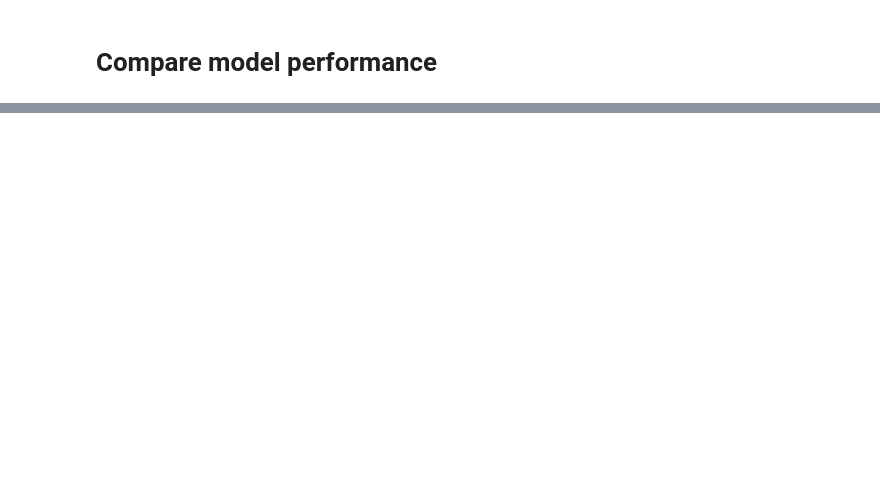
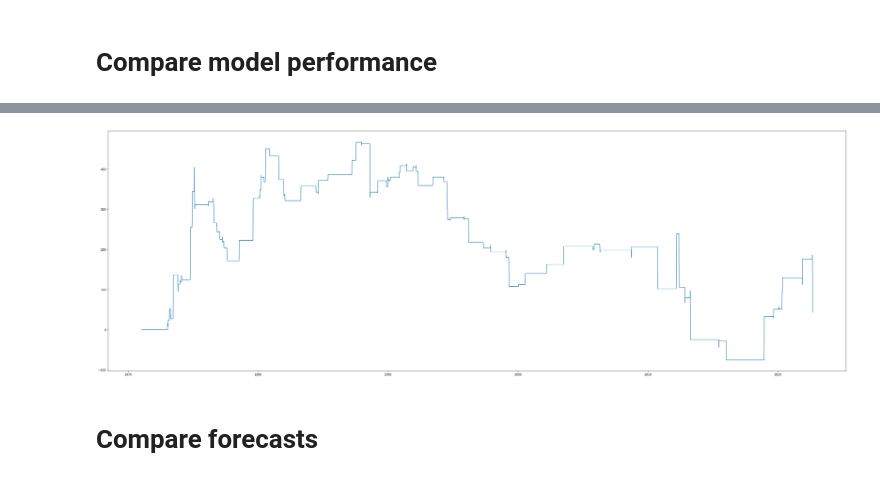
Before and after one commit to jamsyd/jamsydLibrary, a Jupyter notebook: approved_strategies/corn_arma_ma/documents/compare_performance.ipynb, the cells around one changed output, grey strips where cells are left out. Cells and saved outputs as stored; diff of their text form; code cells hidden in the pictures; blank space fills up the shorter version.

```diff
--- a/approved_strategies/corn_arma_ma/documents/compare_performance.ipynb
+++ b/approved_strategies/corn_arma_ma/documents/compare_performance.ipynb
@@ -35,0 +72,10 @@ for i in range(1,metadata_df['order_p'][0]+1):
+# %%
+plt.figure(figsize=(45,15))
+
+plt.plot(pnl_df3['pnl'].cumsum() - pnl_df2['pnl'].cumsum())
+
+plt.show()
+# %% [output]
+[figure, added]
+# %% [markdown]
+# Compare forecasts
```
Also changed, not shown: parts of 16 cells of this notebook, 11 other files.
